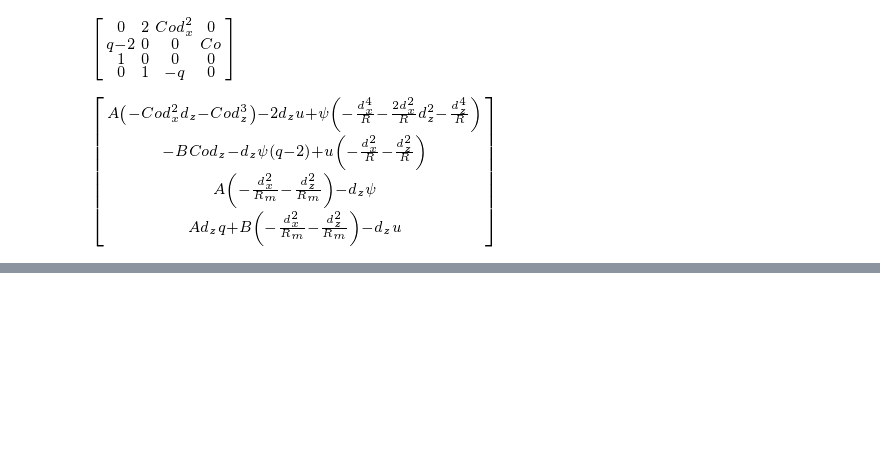
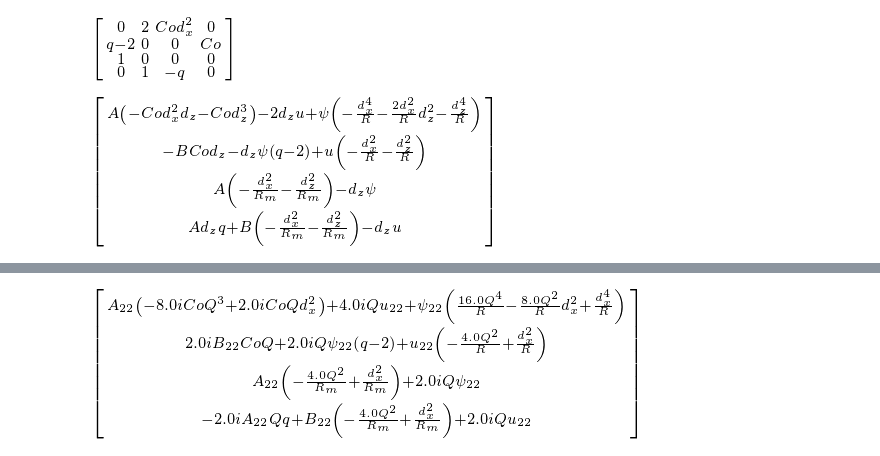
Before and after one commit to jsoishi/weakly_nonlinear_mri, a Jupyter notebook: python/adjoint solution.ipynb, the cells around one changed output, grey strips where cells are left out. Drawn from its saved outputs; the diff is of its cells as text; code cells hidden in the pictures; blank space fills up the shorter version.

```diff
--- a/python/adjoint solution.ipynb
+++ b/python/adjoint solution.ipynb
@@ -423,0 +433,4 @@ L1
+# %%
+(L*V22).subs(dz, 1j*2*Q)
+# %% [output]
+[figure, added]
```
Also changed, not shown: parts of 2 cells of this notebook, 3 other files.
